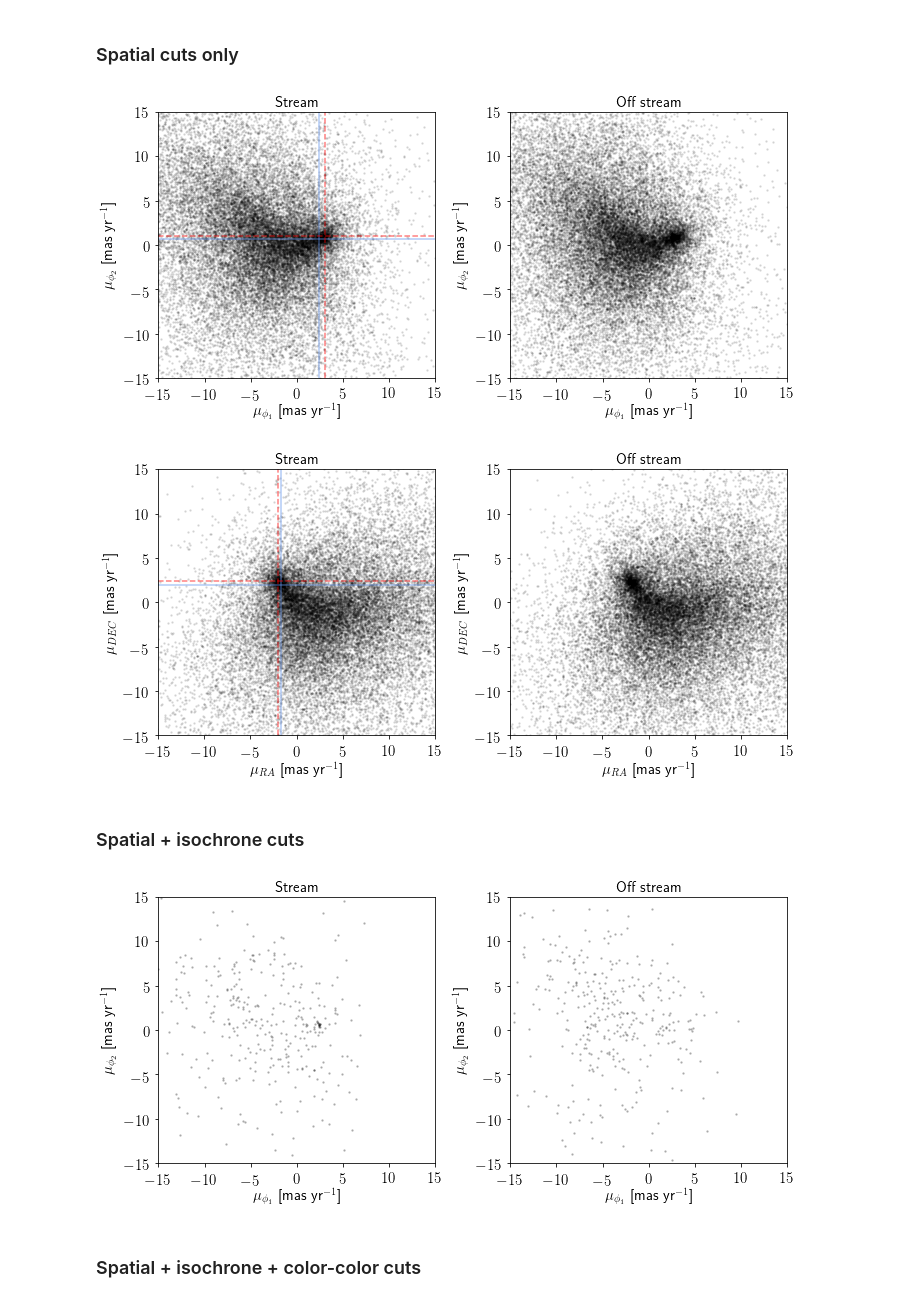
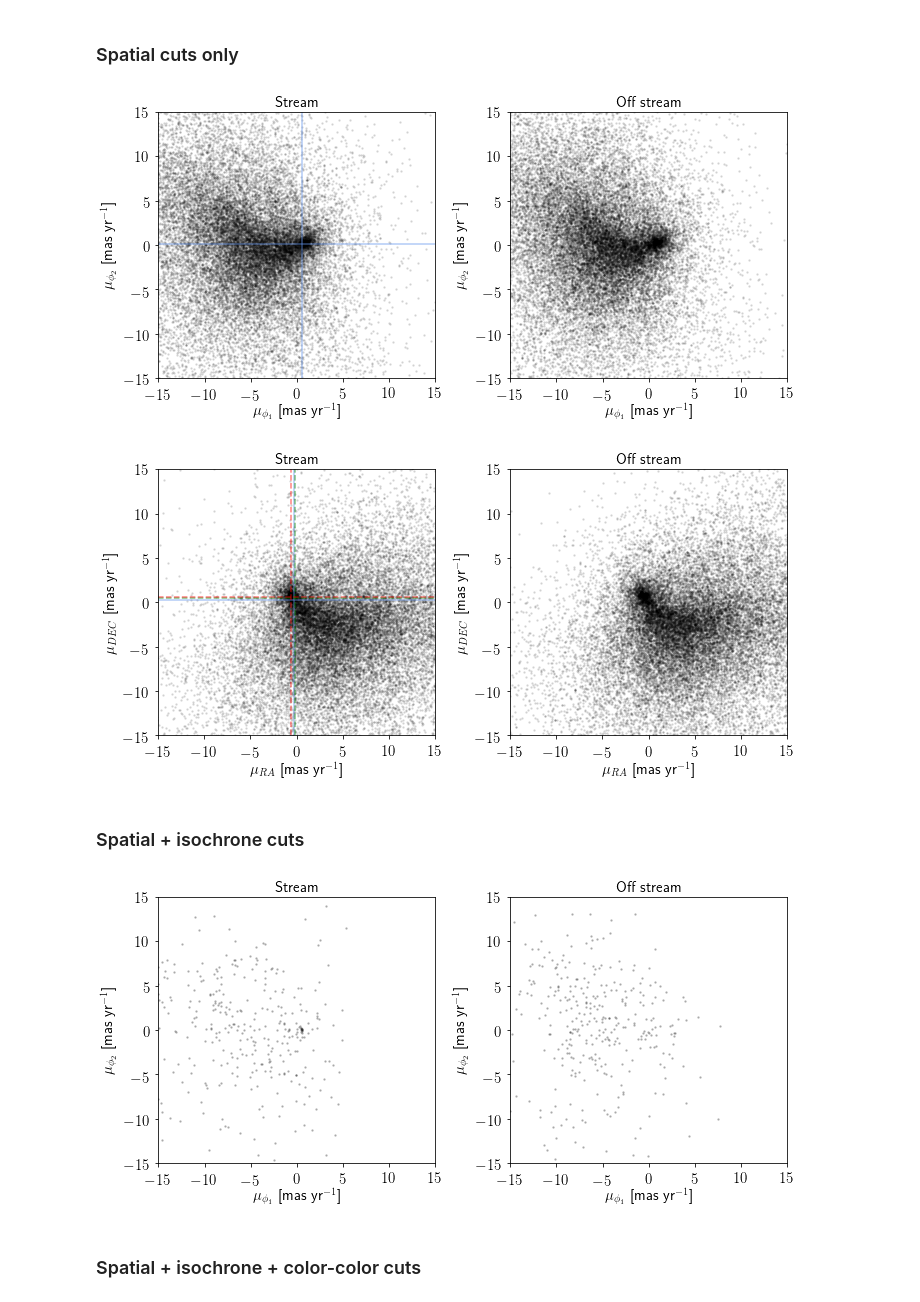
Before and after one commit to norashipp/shared_notebooks, a Jupyter notebook: Elqui.ipynb, the cells around one changed output. Saved outputs shown, nothing was run; the diff lists cells and outputs as text; code cells hidden in the pictures.

```diff
--- a/Elqui.ipynb
+++ b/Elqui.ipynb
@@ -2,5 +2,5 @@
 STREAM = 'Elqui'
 # %%
 # Fit results (by eye)
-pmRA, pmDEC = -1.7, 1.9
-pmPHI1, pmPHI2 = 2.4, 0.7
+pmRA, pmDEC = -0.3, 0.3
+pmPHI1, pmPHI2 = 0.5, 0.1
@@ -35,6 +43,9 @@ import load_stream
 pm.plot_pretty(fontsize=15)
 # %% [markdown]
 ## Load stream
+# %%
+res = pm.load_stream.create_results(pm.load_stream.streamlib.load_streams())
+stream = res[STREAM]
 # %%
 on_width, off_width, offset = stream['selection_parameters']
 # %%
@@ -209,10 +220,8 @@ plt.plot(data['PMPHI1'][on_stream], data['PMPHI2'][on_stream], 'k.', ms=3, alpha
 plt.axvline(pmPHI1, alpha=0.5, c='cornflowerblue')
 plt.axhline(pmPHI2, alpha=0.5, c='cornflowerblue')
 
-pmPHI1_clump = 3.0
-pmPHI2_clump = 1.0
-plt.axvline(pmPHI1_clump, alpha=0.5, c='r', ls='--')
-plt.axhline(pmPHI2_clump, alpha=0.5, c='r', ls='--')
+# plt.axvline(pmPHI1_sculptor, alpha=0.5, c='r', ls='--')
+# plt.axhline(pmPHI2_sculptor, alpha=0.5, c='r', ls='--')
 
 plt.xlim(-15,15)
 plt.ylim(-15,15)
@@ -231,39 +240,44 @@ plt.title('Off stream', fontsize='medium')
 
 plt.tight_layout()
 # %% [output]
-[figure, old version]
+[figure, new version]
 # %%
 fig, ax = plt.subplots(1,2,figsize=(10,5))
 
 plt.sca(ax[0])
 plt.plot(data['PMRA'][on_stream], data['PMDEC'][on_stream], 'k.', ms=3, alpha=0.1)
 
 plt.axvline(pmRA, alpha=0.5, c='cornflowerblue')
 plt.axhline(pmDEC, alpha=0.5, c='cornflowerblue')
 
-pmRA_clump = -2.0
-pmDEC_clump = 2.4
-plt.axvline(pmRA_clump, alpha=0.5, c='r', ls='--')
-plt.axhline(pmDEC_clump, alpha=0.5, c='r', ls='--')
+plt.axvline(pmra_sculptor, alpha=0.5, c='g', ls='--')
+plt.axhline(pmdec_sculptor, alpha=0.5, c='g', ls='--')
+
+
+pmra_clump = -0.6
+pmdec_clump = 0.6
+plt.axvline(pmra_clump, alpha=0.5, c='r', ls='--')
+plt.axhline(pmdec_clump, alpha=0.5, c='r', ls='--')
+
 
 plt.xlim(-15,15)
 plt.ylim(-15,15)
 plt.xlabel('$\mu_{RA}$ [mas yr$^{-1}$]')
 plt.ylabel('$\mu_{DEC}$ [mas yr$^{-1}$]')
 plt.title('Stream', fontsize='medium')
 
 plt.sca(ax[1])
 plt.plot(data['PMRA'][off_stream], data['PMDEC'][off_stream], 'k.', ms=3, alpha=0.1)
 
 plt.xlim(-15,15)
 plt.ylim(-15,15)
 plt.xlabel('$\mu_{RA}$ [mas yr$^{-1}$]')
 plt.ylabel('$\mu_{DEC}$ [mas yr$^{-1}$]')
 plt.title('Off stream', fontsize='medium')
 
 plt.tight_layout()
 # %% [output]
-[figure, old version]
+[figure, new version]
 # %% [markdown]
 ### Spatial + isochrone cuts
 # %%
@@ -289,7 +303,7 @@ plt.title('Off stream', fontsize='medium')
 
 plt.tight_layout()
 # %% [output]
-[figure, old version]
+[figure, new version]
 # %% [markdown]
 ### Spatial + isochrone + color-color cuts
 # %%
```
Also changed, not shown: parts of 23 cells of this notebook.
